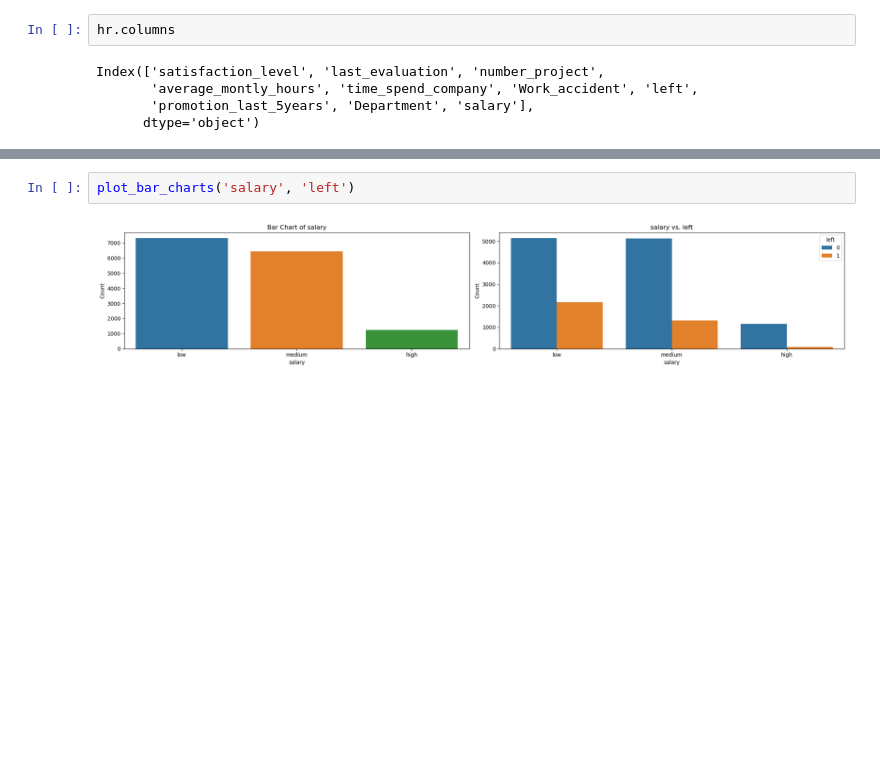
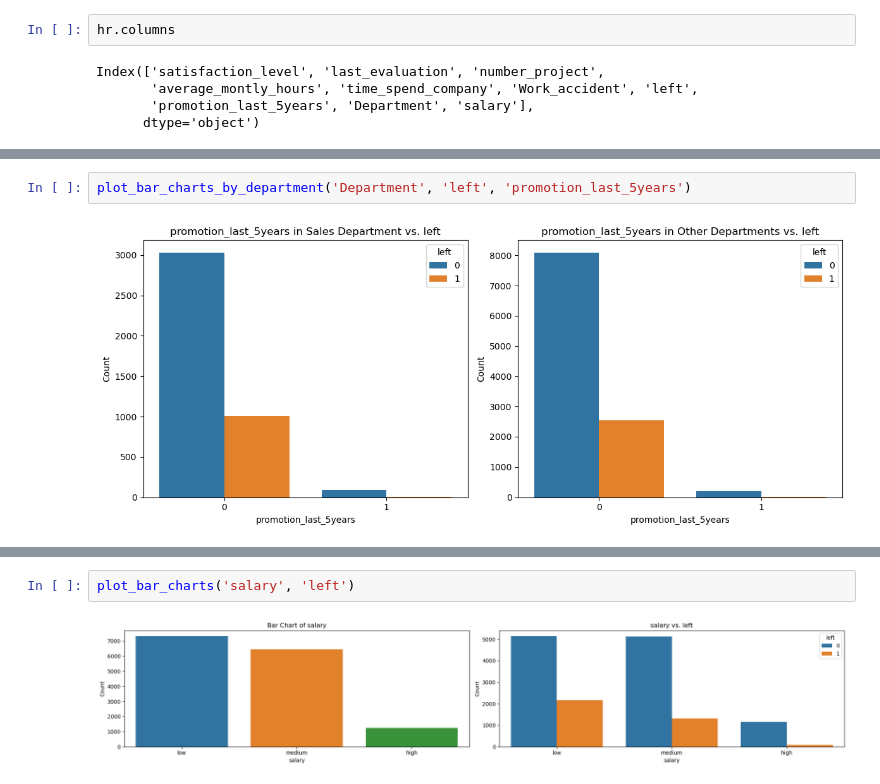
Before and after one commit to Emilly-Njue/HR-ANALYTICS, a Jupyter notebook: hr_analytics.ipynb, the cells around one changed output, grey strips where cells are left out. Saved outputs shown, nothing was run; the diff lists cells and outputs as text; blank space fills up the shorter version.

```diff
--- a/hr_analytics.ipynb
+++ b/hr_analytics.ipynb
@@ -148,0 +205,4 @@ plot_bar_charts('Department', 'left')
+# %%
+plot_bar_charts_by_department('Department', 'left', 'promotion_last_5years')
+# %% [output]
+[figure, added]
```
Also changed, not shown: parts of 10 cells of this notebook.
